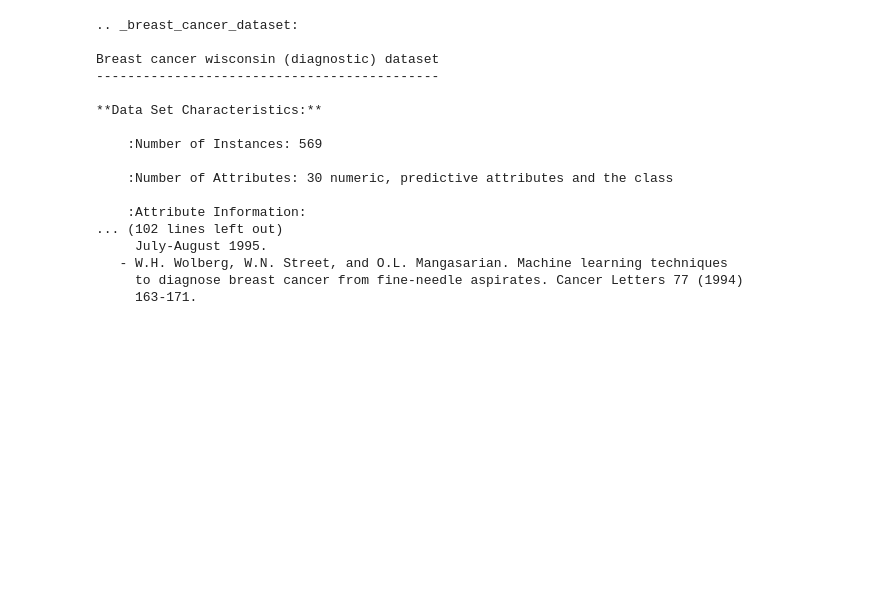
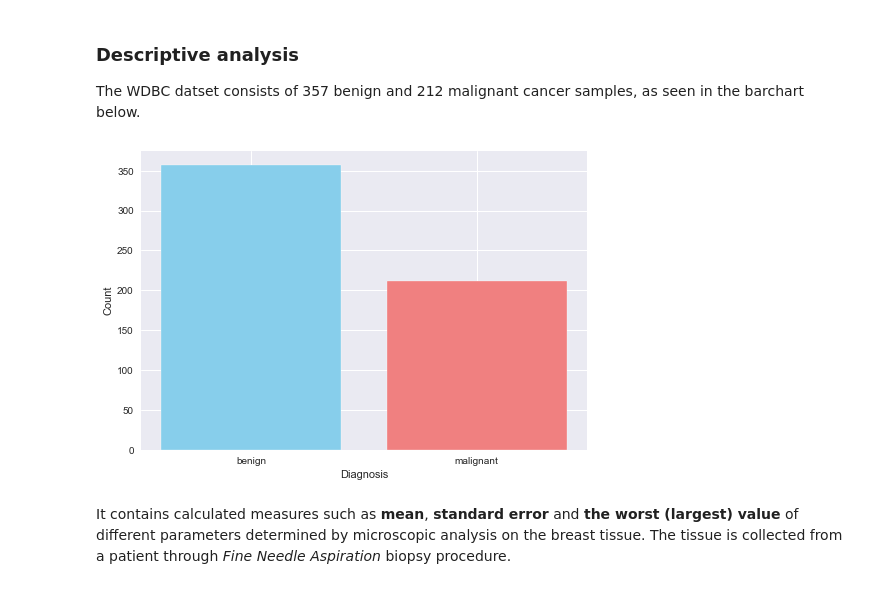
Before and after one commit to fsentin/uzop, a Jupyter notebook: projectNotebook.ipynb, the cells around one changed output. Drawn from its saved outputs; the diff is of its cells as text; code cells hidden in the pictures; blank space fills up the shorter version.

Commit message:
Add descriptive analysis

```diff
--- a/projectNotebook.ipynb
+++ b/projectNotebook.ipynb
@@ -0,0 +16,7 @@
+# %%
+import pandas as pd
+import numpy as np
+import seaborn as sns
+import matplotlib.pyplot as plt
+%matplotlib inline
+plt.style.use('seaborn')
@@ -4,20 +43,13 @@ data = datasets.load_breast_cancer()
+# %% [markdown]
+### Descriptive analysis
+The WDBC datset consists of 357 benign and 212 malignant cancer samples, as seen in the barchart below.
 # %%
-print(data.DESCR)
+cnt = np.bincount(data.target)
+plt.bar(data.target_names[::-1], cnt[::-1], color=['skyblue', 'lightcoral'])
+plt.xlabel("Diagnosis")
+plt.ylabel("Count")
+plt.show()
 # %% [output]
-.. _breast_cancer_dataset:
-
-Breast cancer wisconsin (diagnostic) dataset
---------------------------------------------
-
-**Data Set Characteristics:**
-
-    :Number of Instances: 569
-
-    :Number of Attributes: 30 numeric, predictive attributes and the class
-
-    :Attribute Information:
-... (102 lines left out)
-     July-August 1995.
-   - W.H. Wolberg, W.N. Street, and O.L. Mangasarian. Machine learning techniques
-     to diagnose breast cancer from fine-needle aspirates. Cancer Letters 77 (1994)
-     163-171.
+[figure, added]
+# %% [markdown]
+It contains calculated measures such as **mean**, **standard error** and **the worst (largest) value** of different parameters determined by microscopic analysis on the breast tissue. The tissue is collected from a patient through *Fine Needle Aspiration* biopsy procedure.
```
Also changed, not shown: parts of 15 cells of this notebook.
